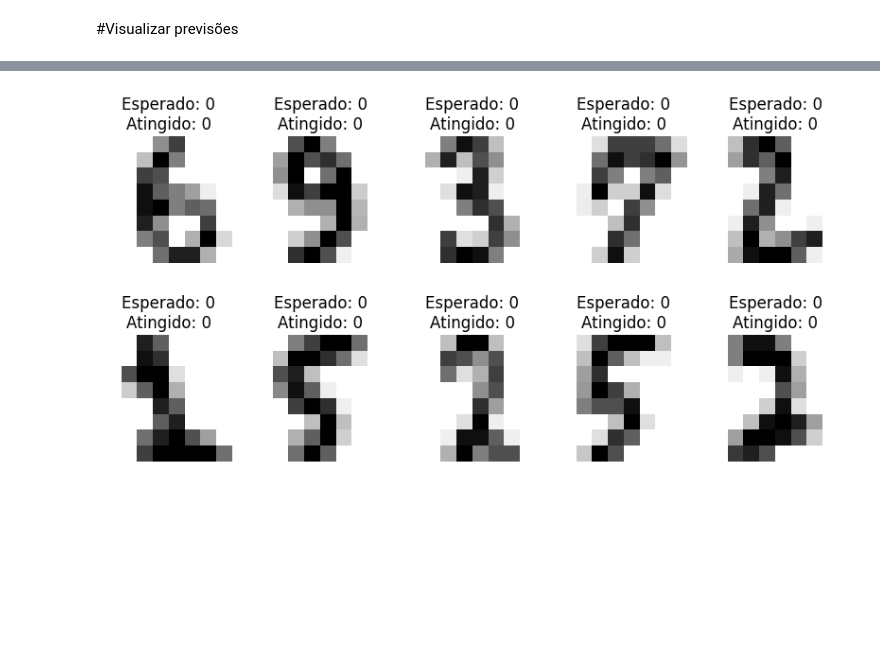
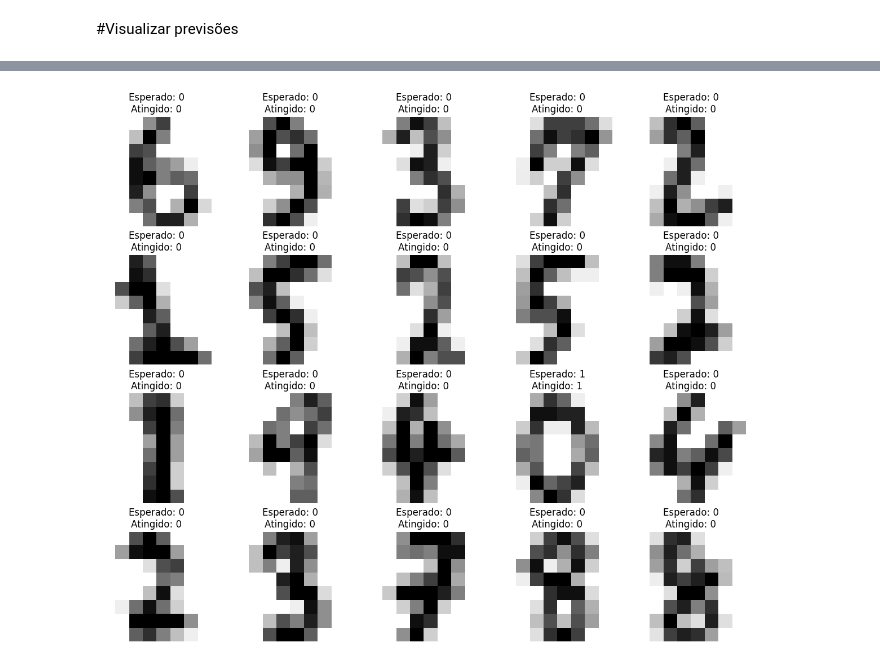
Before and after one commit to luiseduardoalencar/modelosIA, a Jupyter notebook: perceptron.ipynb, the cells around one changed output, grey strips where cells are left out. Drawn from its saved outputs; the diff is of its cells as text; code cells hidden in the pictures; blank space fills up the shorter version.

```diff
--- a/perceptron.ipynb
+++ b/perceptron.ipynb
@@ -158,10 +169,12 @@ Accuracy: 0.9981481481481481
 # %%
-fig, axes = plt.subplots(2, 5, figsize=(10, 5))
+fig, axes = plt.subplots(4, 5, figsize=(12, 10))
+
 for ax, image, true_label, pred_label in zip(axes.ravel(), X_test.reshape(-1, 8, 8), y_test, y_predict):
     ax.imshow(image, cmap=plt.cm.gray_r, interpolation='nearest')
     ax.set_title(f'Esperado: {true_label}\nAtingido: {pred_label}')
     ax.axis('off')
 
+plt.tight_layout()
 plt.show()
 # %% [output]
-[figure, old version]
+[figure, new version]
```
Also changed, not shown: parts of 1 cell of this notebook.
